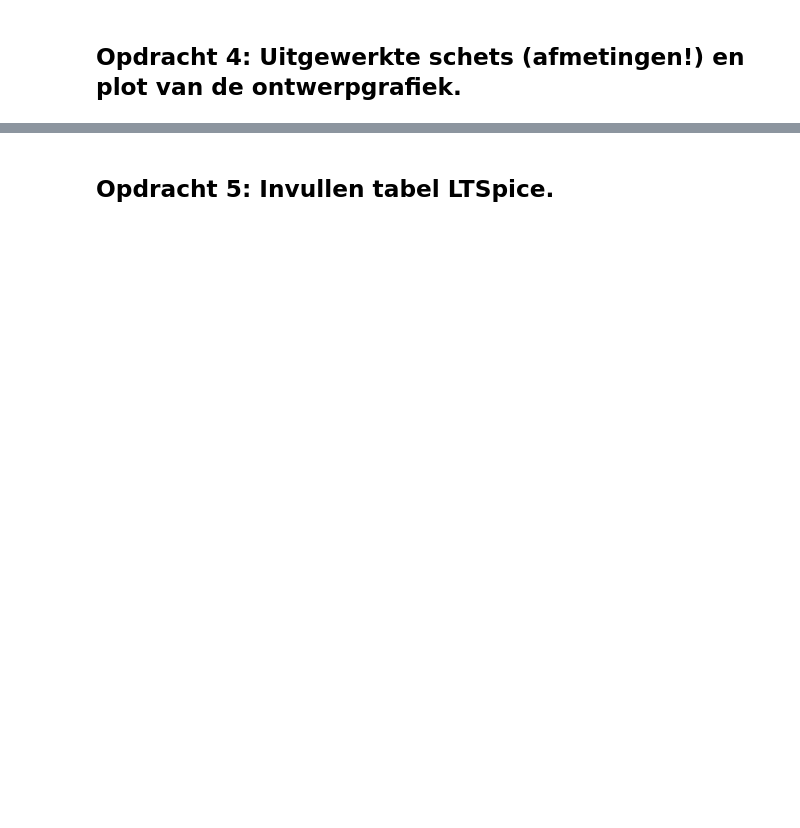
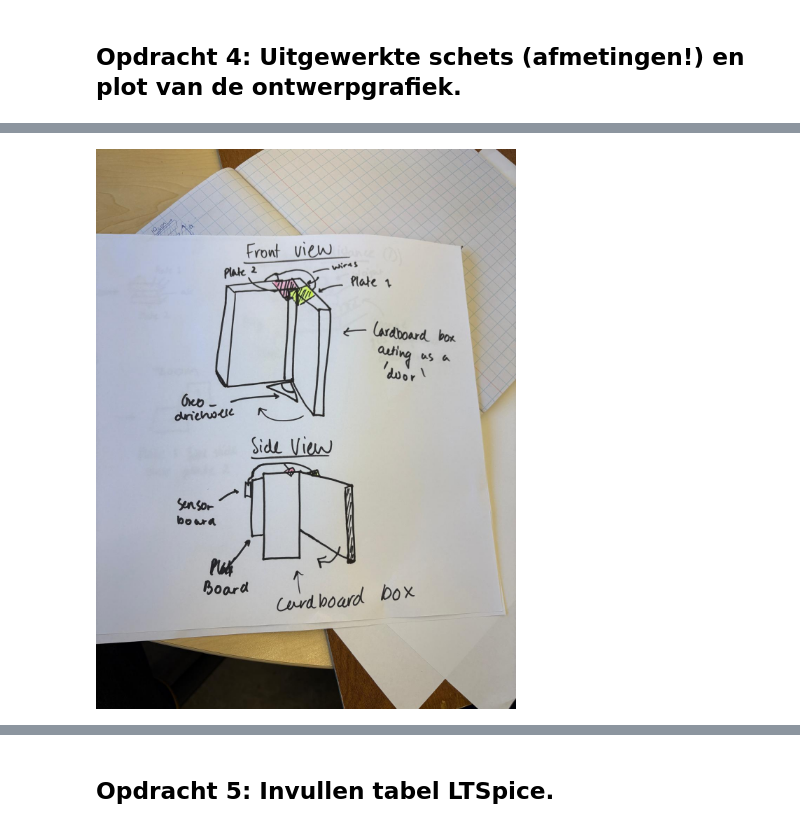
Before and after one commit to MatthiasGrablowitz/opdrachten-DEF-D, a Jupyter notebook: FysiekeOntwerpopdrachten/2OntwerpEenSensorCondensator/DEFOntwerpopdracht2OntwerpEenSensorInvulTemplate.ipynb, the cells around one changed output, grey strips where cells are left out. Saved outputs shown, nothing was run; the diff lists cells and outputs as text; code cells hidden in the pictures; blank space fills up the shorter version.

```diff
--- a/FysiekeOntwerpopdrachten/2OntwerpEenSensorCondensator/DEFOntwerpopdracht2OntwerpEenSensorInvulTemplate.ipynb
+++ b/FysiekeOntwerpopdrachten/2OntwerpEenSensorCondensator/DEFOntwerpopdracht2OntwerpEenSensorInvulTemplate.ipynb
@@ -74,0 +88,4 @@ Pas deze tekst aan: Wij gaan een sensor maken die X meet.
+# %%
+display(Image("tekening_opstelling.jpeg"))
+# %% [output]
+[figure, added]
```
Also changed, not shown: parts of 32 cells of this notebook, 8 other files.
